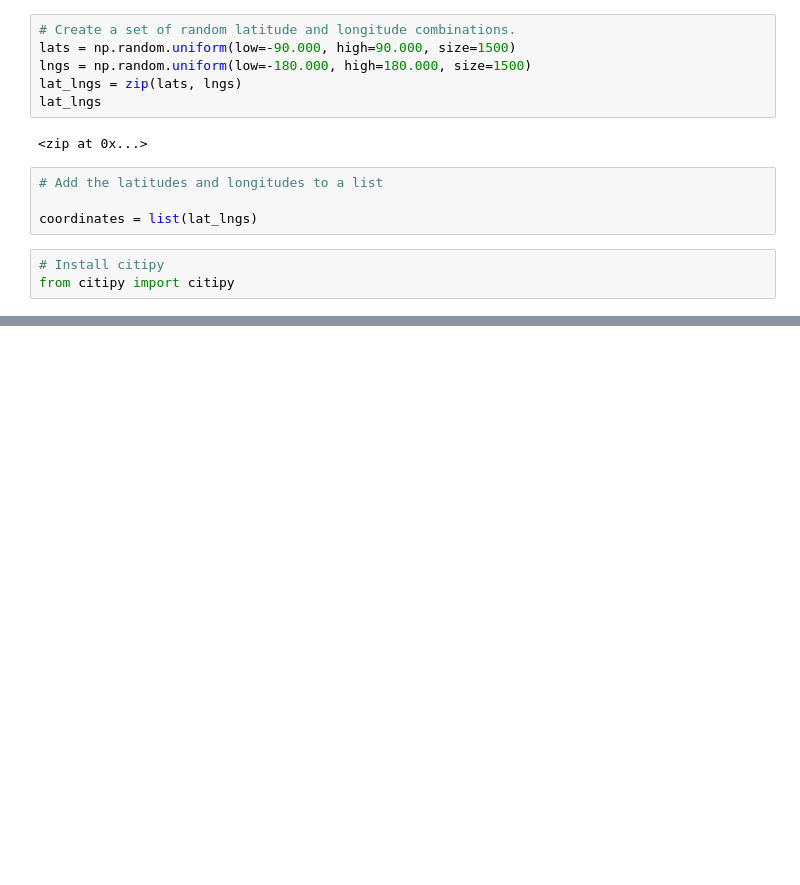
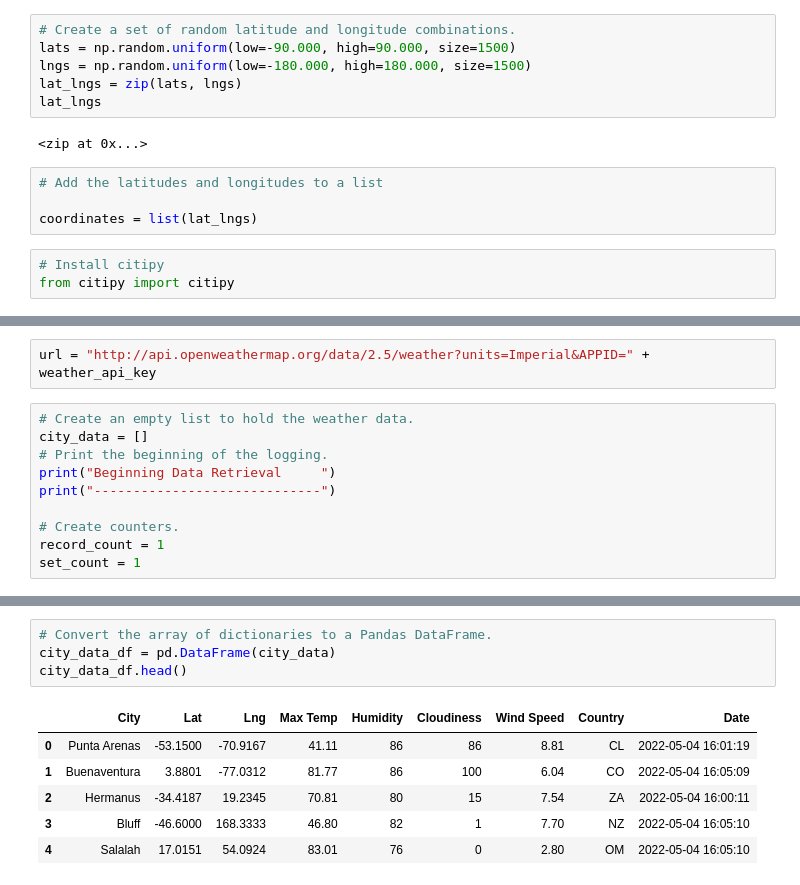
Before and after one commit to Enagai-nagai/World_Weather_Analysis, a Jupyter notebook: WeatherPy.ipynb, the cells around one changed output, grey strips where cells are left out. Saved outputs shown, nothing was run; the diff lists cells and outputs as text; blank space fills up the shorter version.

Commit message:
adding WeatherPy file

```diff
--- a/WeatherPy.ipynb
+++ b/WeatherPy.ipynb
@@ -34,0 +46,12 @@ len(cities)
+# %%
+url = "http://api.openweathermap.org/data/2.5/weather?units=Imperial&APPID=" + weather_api_key
+# %%
+# Create an empty list to hold the weather data.
+city_data = []
+# Print the beginning of the logging.
+print("Beginning Data Retrieval     ")
+print("-----------------------------")
+
+# Create counters.
+record_count = 1
+set_count = 1
@@ -34,0 +132,11 @@ len(cities)
+# %%
+# Convert the array of dictionaries to a Pandas DataFrame.
+city_data_df = pd.DataFrame(city_data)
+city_data_df.head()
+# %% [output]
+|  | City | Lat | Lng | Max Temp | Humidity | Cloudiness | Wind Speed | Country | Date |
+| 0 | Punta Arenas | -53.1500 | -70.9167 | 41.11 | 86 | 86 | 8.81 | CL | 2022-05-04 16:01:19 |
+| 1 | Buenaventura | 3.8801 | -77.0312 | 81.77 | 86 | 100 | 6.04 | CO | 2022-05-04 16:05:09 |
+| 2 | Hermanus | -34.4187 | 19.2345 | 70.81 | 80 | 15 | 7.54 | ZA | 2022-05-04 16:00:11 |
+| 3 | Bluff | -46.6000 | 168.3333 | 46.80 | 82 | 1 | 7.70 | NZ | 2022-05-04 16:05:10 |
+| 4 | Salalah | 17.0151 | 54.0924 | 83.01 | 76 | 0 | 2.80 | OM | 2022-05-04 16:05:10 |
```
Also changed, not shown: parts of 8 cells of this notebook, 3 other files.
